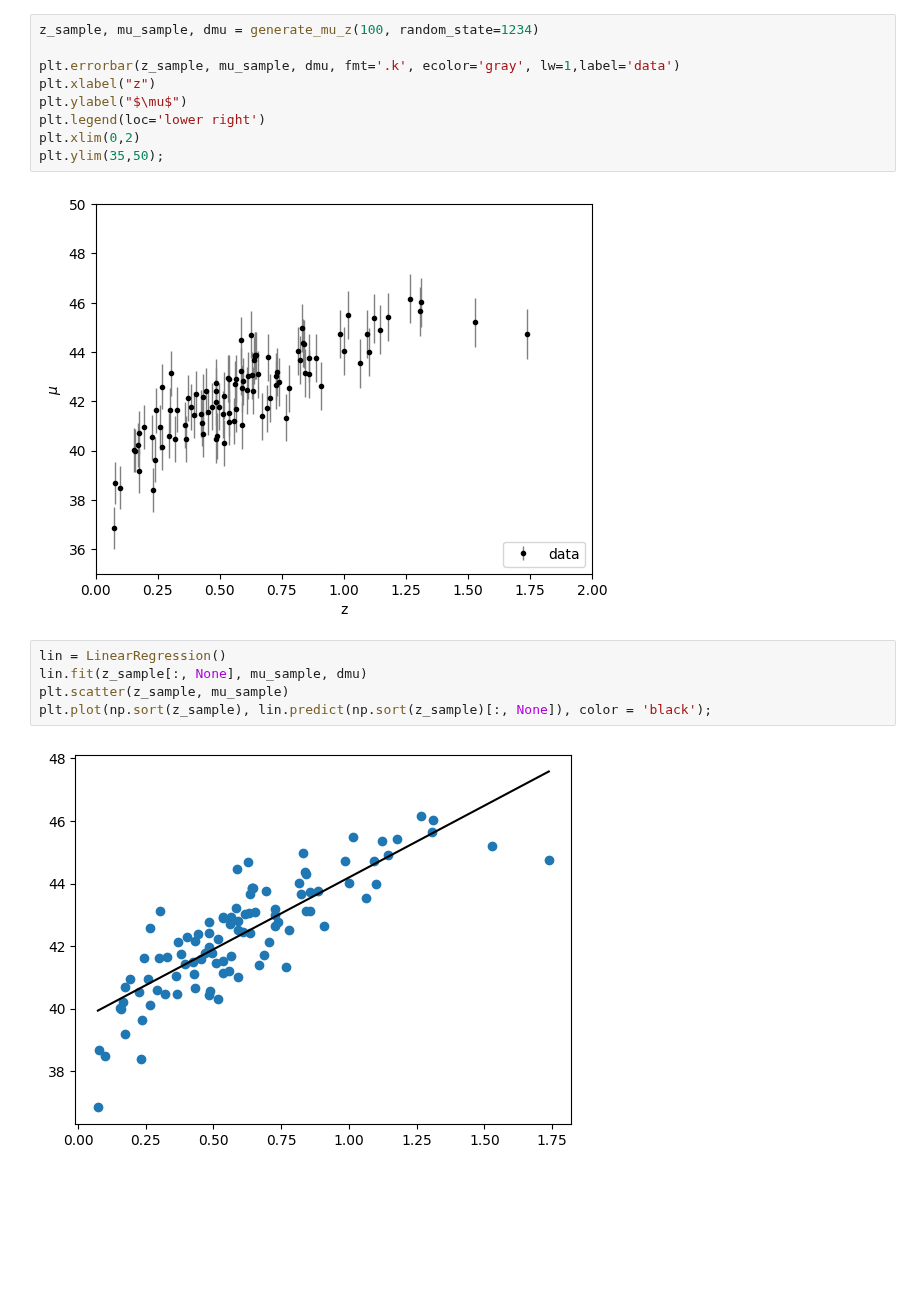
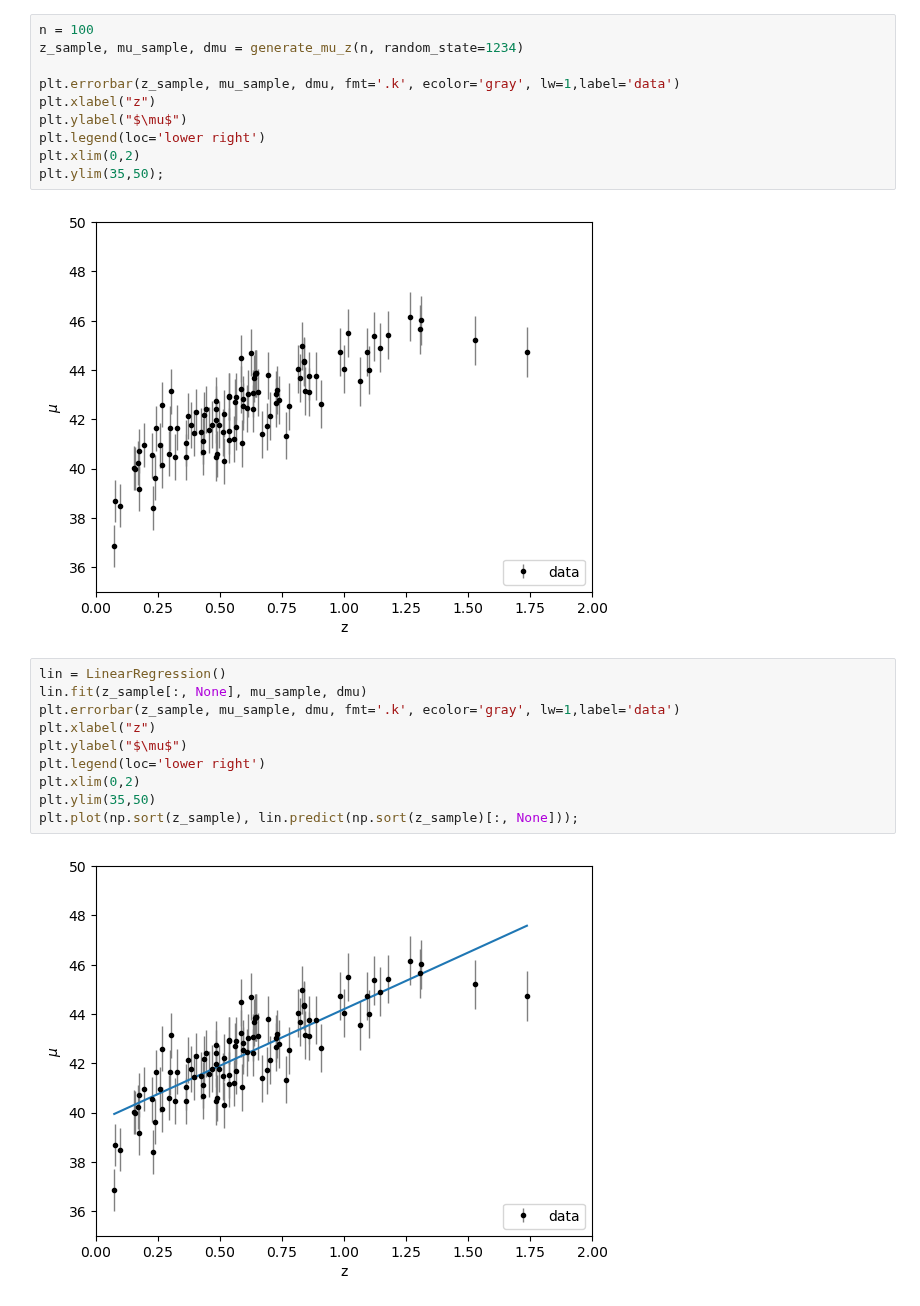
Before and after one commit to om-erika/astrostatistics_bicocca_2024, a Jupyter notebook: working/supernovae_distance.ipynb, the cells around one changed output. Cells and saved outputs as stored; diff of their text form; blank space fills up the shorter version.

```diff
--- a/working/supernovae_distance.ipynb
+++ b/working/supernovae_distance.ipynb
@@ -32,5 +48,6 @@ import numpy as np
 # %%
-z_sample, mu_sample, dmu = generate_mu_z(100, random_state=1234)
+n = 100
+z_sample, mu_sample, dmu = generate_mu_z(n, random_state=1234)
 
 plt.errorbar(z_sample, mu_sample, dmu, fmt='.k', ecolor='gray', lw=1,label='data')
 plt.xlabel("z")
@@ -43,10 +60,15 @@ plt.ylim(35,50);
 # %%
 lin = LinearRegression()
 lin.fit(z_sample[:, None], mu_sample, dmu)
-plt.scatter(z_sample, mu_sample)
-plt.plot(np.sort(z_sample), lin.predict(np.sort(z_sample)[:, None]), color = 'black');
+plt.errorbar(z_sample, mu_sample, dmu, fmt='.k', ecolor='gray', lw=1,label='data')
+plt.xlabel("z")
+plt.ylabel("$\mu$")
+plt.legend(loc='lower right')
+plt.xlim(0,2)
+plt.ylim(35,50)
+plt.plot(np.sort(z_sample), lin.predict(np.sort(z_sample)[:, None]));
 # %% [output]
-[figure, old version]
+[figure, new version]
 # %%
 scaler = StandardScaler()
 z_test = scaler.fit_transform(z_sample[:, None])
```
Also changed, not shown: parts of 14 cells of this notebook.
